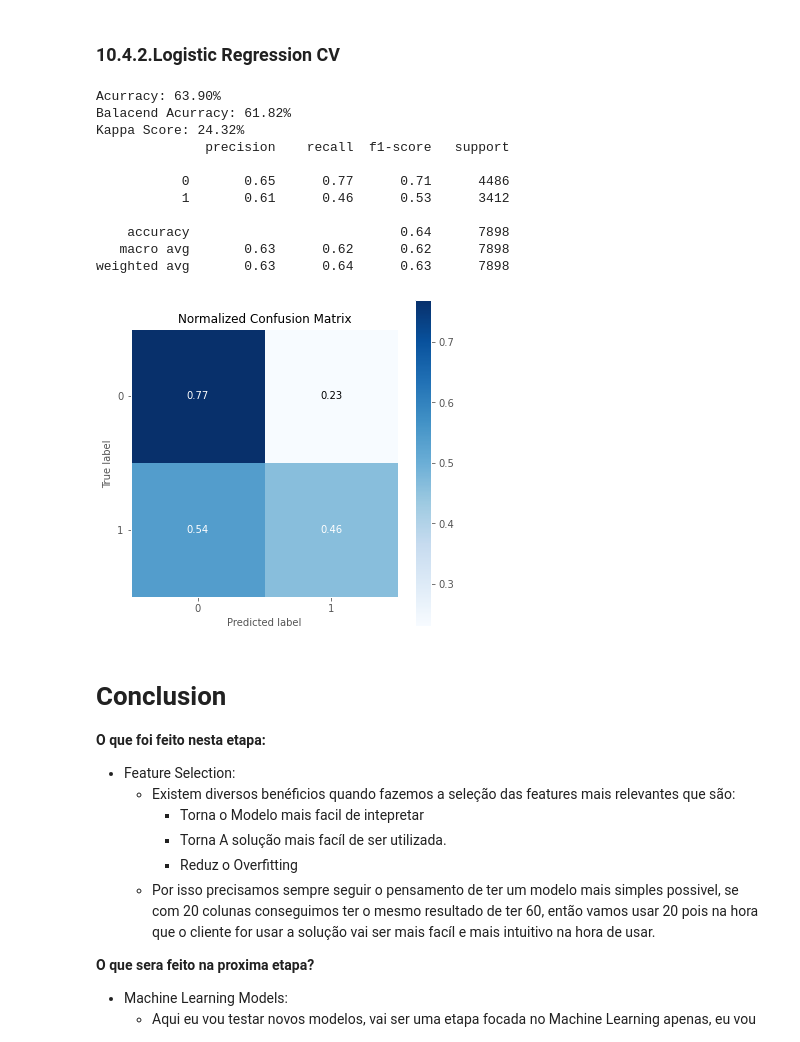
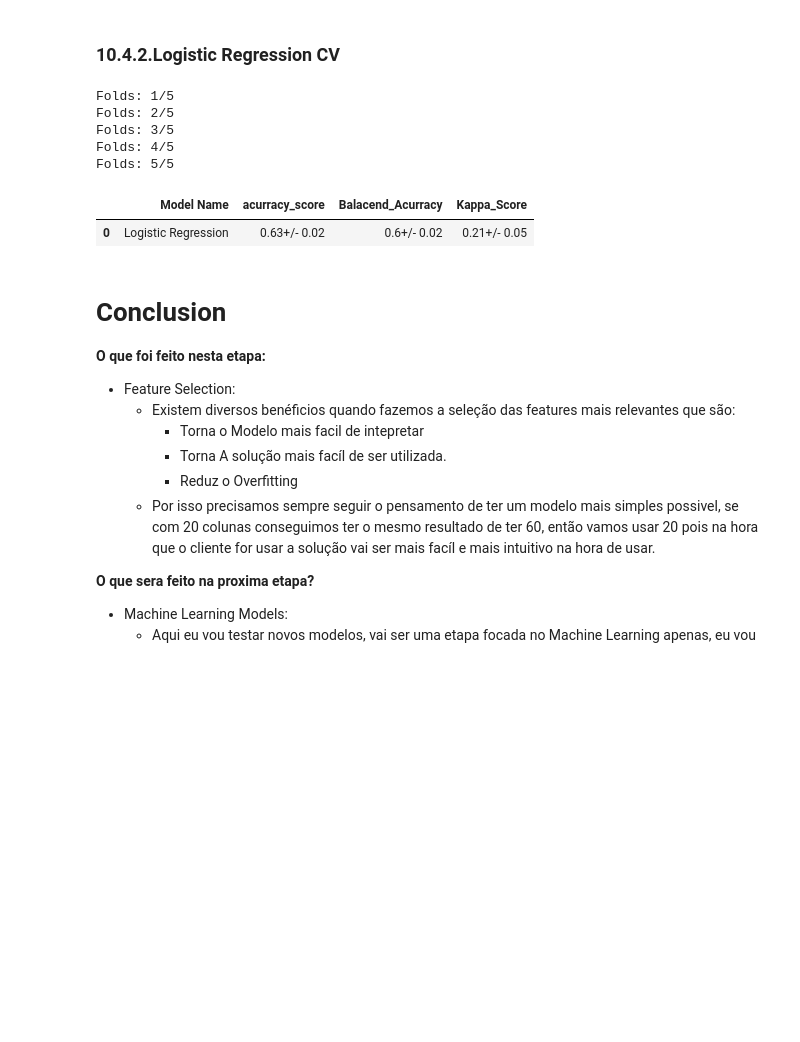
Before and after one commit to Guilherme-lima-ds/Nubank-Risk-assessment, a Jupyter notebook: Project_risk_assessment_Sexta_Etapa_Feature_Selection.ipynb, the cells around one changed output. Cells and saved outputs as stored; diff of their text form; code cells hidden in the pictures; blank space fills up the shorter version.

```diff
--- a/Project_risk_assessment_Sexta_Etapa_Feature_Selection.ipynb
+++ b/Project_risk_assessment_Sexta_Etapa_Feature_Selection.ipynb
@@ -1383,20 +1369,15 @@ weighted avg       0.68      0.63      0.63      7898
 ### 10.4.2.Logistic Regression CV
 # %%
 model_logic_cv = LogisticRegression()
-result_logic_cv = cross_validation(model_logic_cv,5,X_train,y_train)
+cross_validation("Logistic Regression",model_logic_cv,5,X_train,y_train,verbose=True)
 # %% [output]
-Acurracy: 63.90%
-Balacend Acurracy: 61.82%
-Kappa Score: 24.32%
-              precision    recall  f1-score   support
-
-           0       0.65      0.77      0.71      4486
-           1       0.61      0.46      0.53      3412
-
-    accuracy                           0.64      7898
-   macro avg       0.63      0.62      0.62      7898
-weighted avg       0.63      0.64      0.63      7898
+Folds: 1/5
+Folds: 2/5
+Folds: 3/5
+Folds: 4/5
+Folds: 5/5
-[figure, removed]
+|  | Model Name | acurracy_score | Balacend_Acurracy | Kappa_Score |
+| 0 | Logistic Regression | 0.63+/- 0.02 | 0.6+/- 0.02 | 0.21+/- 0.05 |
 # %% [markdown]
 # Conclusion
 **O que foi feito nesta etapa:**
```
Also changed, not shown: parts of 3 cells of this notebook.
